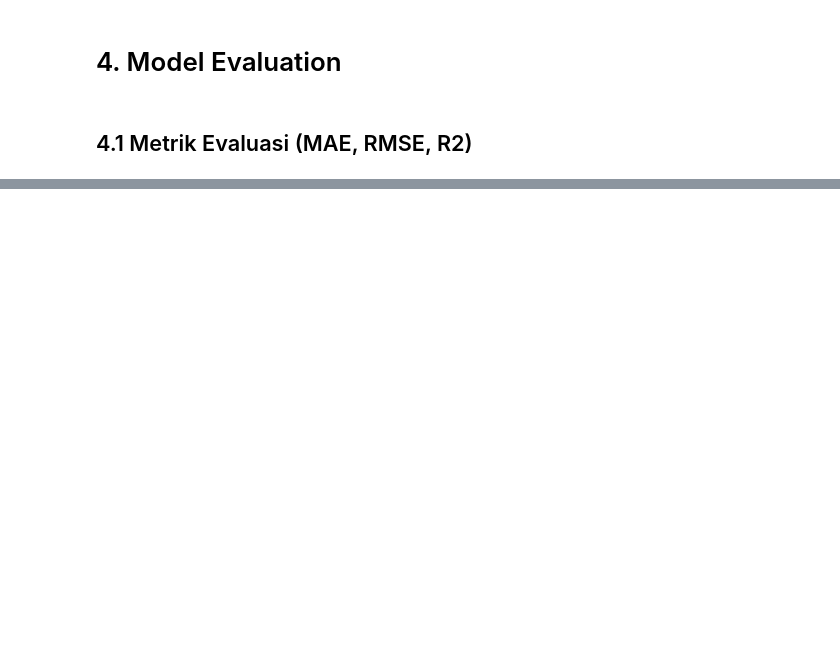
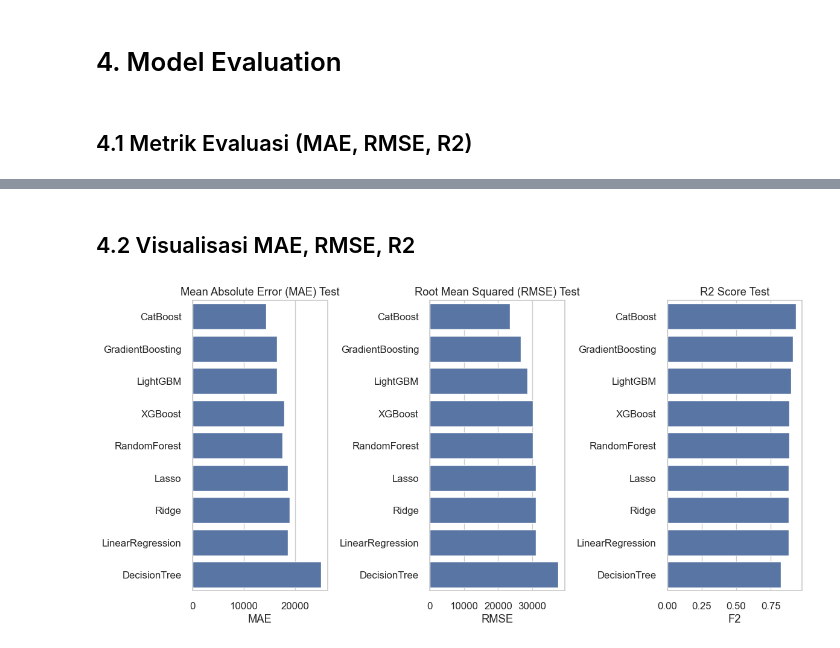
Before and after one commit to SuwandiRamadhan/Bootcamp-AI, a Jupyter notebook: Weekly Assignment 1/Tugas_AmesHousing.ipynb, the cells around one changed output, grey strips where cells are left out. Cells and saved outputs as stored; diff of their text form; code cells hidden in the pictures; blank space fills up the shorter version.

Commit message:
Visualisasi MAE, RMSE R2

```diff
--- a/Weekly Assignment 1/Tugas_AmesHousing.ipynb
+++ b/Weekly Assignment 1/Tugas_AmesHousing.ipynb
@@ -680,0 +730,39 @@ CatBoost : [151871.17562978 104825.87760145 196019.07993011 130064.31323135
+# %% [markdown]
+## 4.2 Visualisasi MAE, RMSE, R2
+# %%
+results_filtered = results_df[results_df['R2 Test'] > 0]
+
+# Sort berdasarkan MAE terkecil
+results_df.sort_values(by='MAE Test')
+
+plt.figure(figsize=(12, 6))
+sns.set(style='whitegrid', font_scale=1.1)
+
+# MAE Test
+plt.subplot(131)
+sns.barplot(x='MAE Test', y='Model', data=results_df)
+plt.title('Mean Absolute Error (MAE) Test')
+plt.xlabel('MAE')
+plt.ylabel('')
+
+
+# RMSE Test
+plt.subplot(132)
+sns.barplot(x='RMSE Test', y='Model', data=results_df)
+plt.title('Root Mean Squared (RMSE) Test')
+plt.xlabel('RMSE')
+plt.ylabel('')
+
+
+# R² Test
+plt.subplot(133)
+sns.barplot(x='R2 Test', y='Model', data=results_df)
+plt.title('R2 Score Test')
+plt.xlabel('F2')
+plt.ylabel('')
+
+
+plt.tight_layout()
+plt.show()
+# %% [output]
+[figure, added]
```
Also changed, not shown: parts of 11 cells of this notebook, 3 other files.
